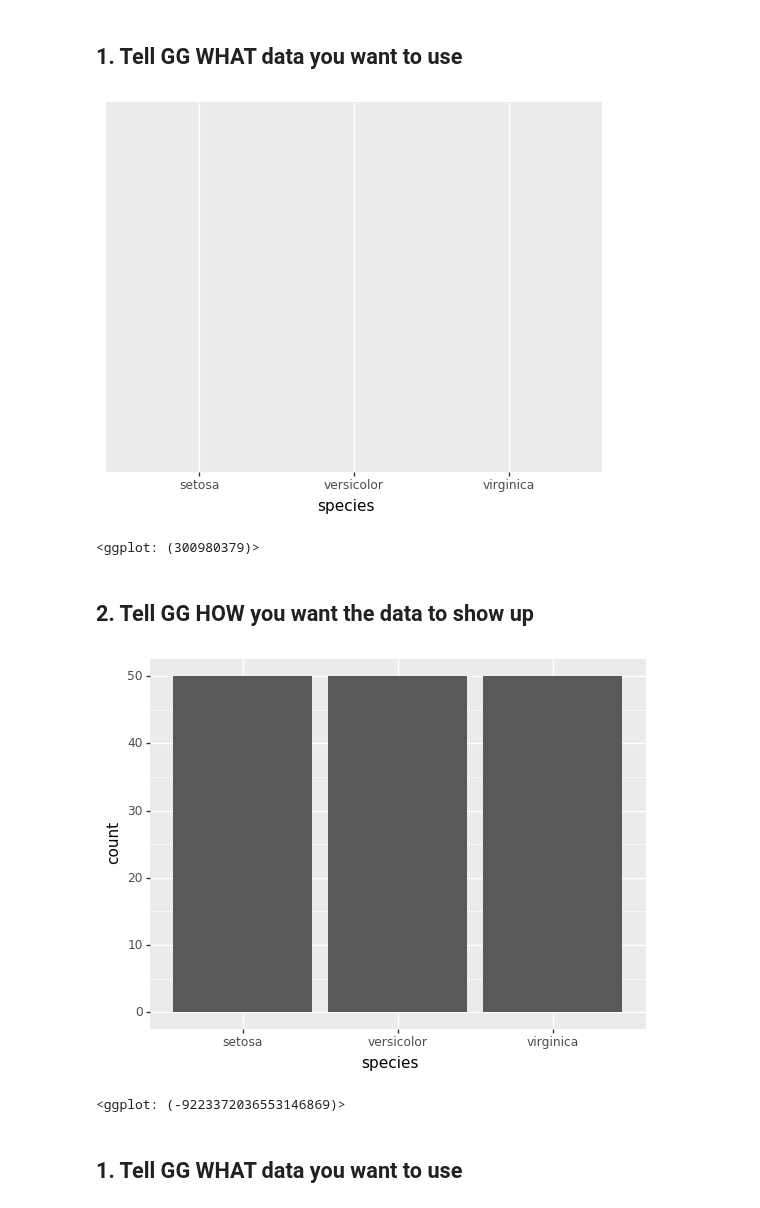
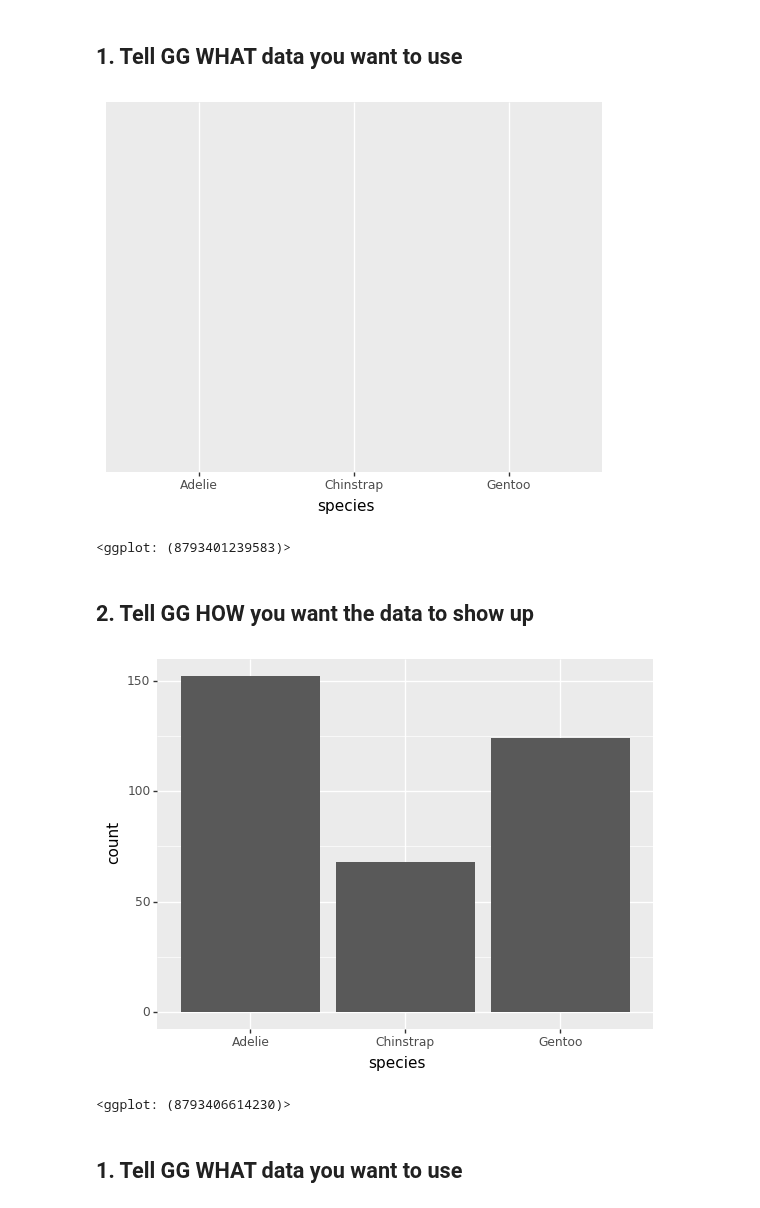
Before and after one commit to chelseaparlett/CPSC392ParlettPelleriti, a Jupyter notebook: InClass/LectureNotebooks/Class4.ipynb, the cells around one changed output. Cells and saved outputs as stored; diff of their text form; code cells hidden in the pictures.

```diff
--- a/InClass/LectureNotebooks/Class4.ipynb
+++ b/InClass/LectureNotebooks/Class4.ipynb
@@ -43,4 +43,4 @@ from plotnine.data import mtcars
 # %%
-iris = pd.read_csv("https://raw.githubusercontent.com/mwaskom/seaborn-data/master/iris.csv")
-print(iris.head())
+penguin = pd.read_csv("https://raw.githubusercontent.com/cmparlettpelleriti/CPSC392ParlettPelleriti/master/Data/penguins.csv")
+print(penguin.head())
 # %% [output]
@@ -87,17 +94,17 @@ print(iris.head())
 # %% [markdown]
 ## 1. Tell GG WHAT data you want to use
 # %%
-(ggplot(iris,aes(x = "species")))
+(ggplot(penguin,aes(x = "species")))
 # %% [output]
-[figure, old version]
+[figure, new version]
-<ggplot: (300980379)>
+<ggplot: (8793401239583)>
 # %% [markdown]
 ## 2. Tell GG HOW you want the data to show up
 # %%
-(ggplot(iris,aes(x = "species")) + geom_bar())
+(ggplot(penguin,aes(x = "species")) + geom_bar())
 # %% [output]
-[figure, old version]
+[figure, new version]
-<ggplot: (-9223372036553146869)>
+<ggplot: (8793406614230)>
 # %% [markdown]
 ## 1. Tell GG WHAT data you want to use
 # %%
```
Also changed, not shown: parts of 21 cells of this notebook.
